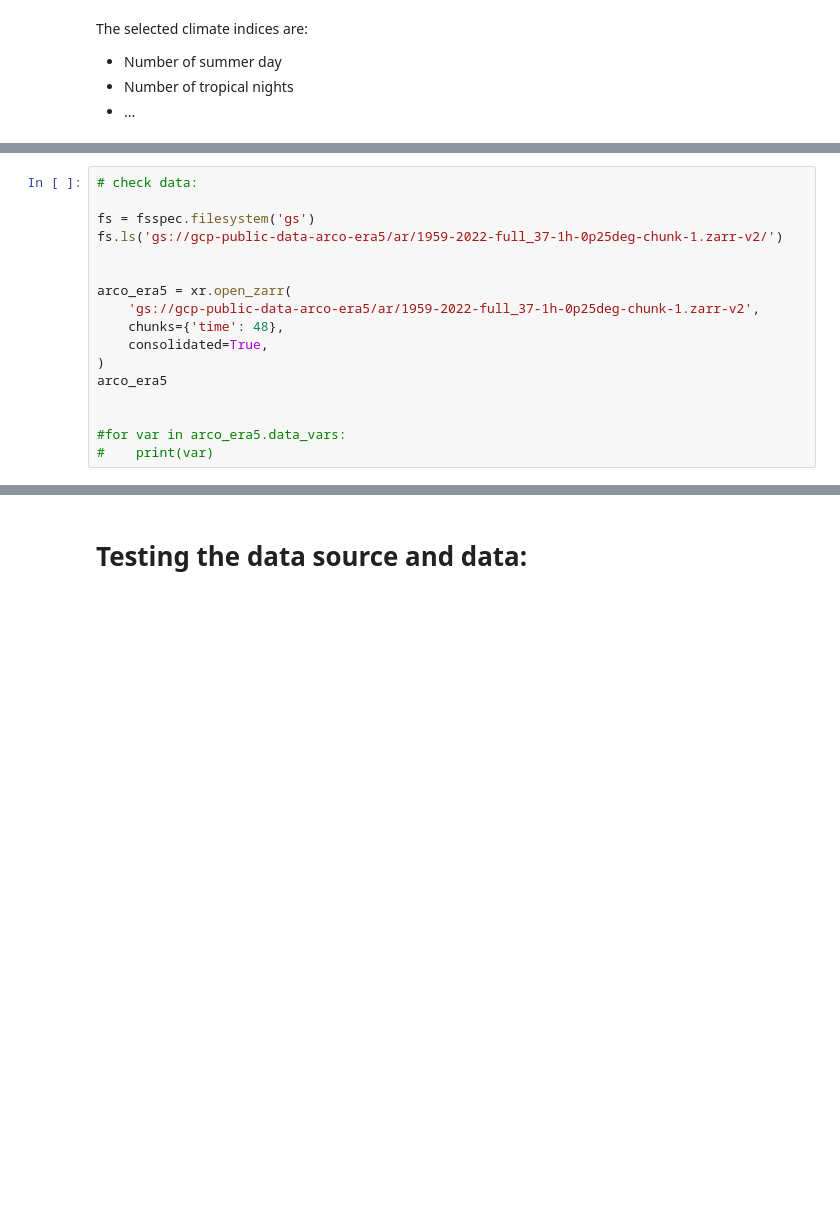
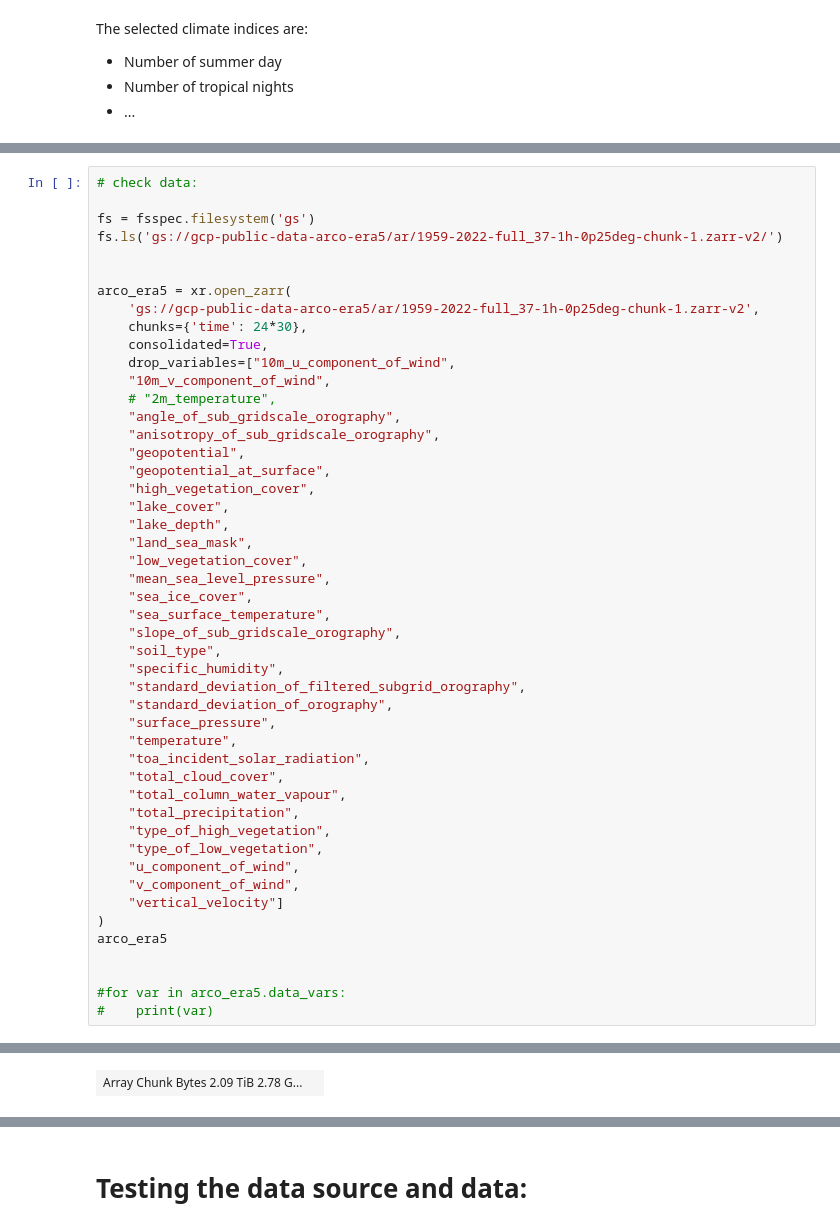
Before and after one commit to FAIRiCUBE/uc1-urban-climate, a Jupyter notebook: notebooks/dev/f04_climate_data/climate_indicators.ipynb, the cells around one changed output, grey strips where cells are left out. Drawn from its saved outputs; the diff is of its cells as text; blank space fills up the shorter version.

```diff
--- a/notebooks/dev/f04_climate_data/climate_indicators.ipynb
+++ b/notebooks/dev/f04_climate_data/climate_indicators.ipynb
@@ -62,8 +41,39 @@ fs.ls('gs://gcp-public-data-arco-era5/ar/1959-2022-full_37-1h-0p25deg-chunk-1.za
 
 arco_era5 = xr.open_zarr(
     'gs://gcp-public-data-arco-era5/ar/1959-2022-full_37-1h-0p25deg-chunk-1.zarr-v2',
-    chunks={'time': 48},
+    chunks={'time': 24*30},
     consolidated=True,
+    drop_variables=["10m_u_component_of_wind",
+    "10m_v_component_of_wind",
+    # "2m_temperature",
+    "angle_of_sub_gridscale_orography",
+    "anisotropy_of_sub_gridscale_orography",
+    "geopotential",
+    "geopotential_at_surface",
+    "high_vegetation_cover",
+    "lake_cover",
+    "lake_depth",
+    "land_sea_mask",
+    "low_vegetation_cover",
+    "mean_sea_level_pressure",
+    "sea_ice_cover",
+    "sea_surface_temperature",
+    "slope_of_sub_gridscale_orography",
+    "soil_type",
+    "specific_humidity",
+    "standard_deviation_of_filtered_subgrid_orography",
+    "standard_deviation_of_orography",
+    "surface_pressure",
+    "temperature",
+    "toa_incident_solar_radiation",
+    "total_cloud_cover",
+    "total_column_water_vapour",
+    "total_precipitation",
+    "type_of_high_vegetation",
+    "type_of_low_vegetation",
+    "u_component_of_wind",
+    "v_component_of_wind",
+    "vertical_velocity"]
 )
 arco_era5
 
@@ -90,0 +101 @@ Data variables: (12/31)
+| Array Chunk Bytes 2.09 TiB 2.78 G... |  |
```
Also changed, not shown: parts of 12 cells of this notebook.
